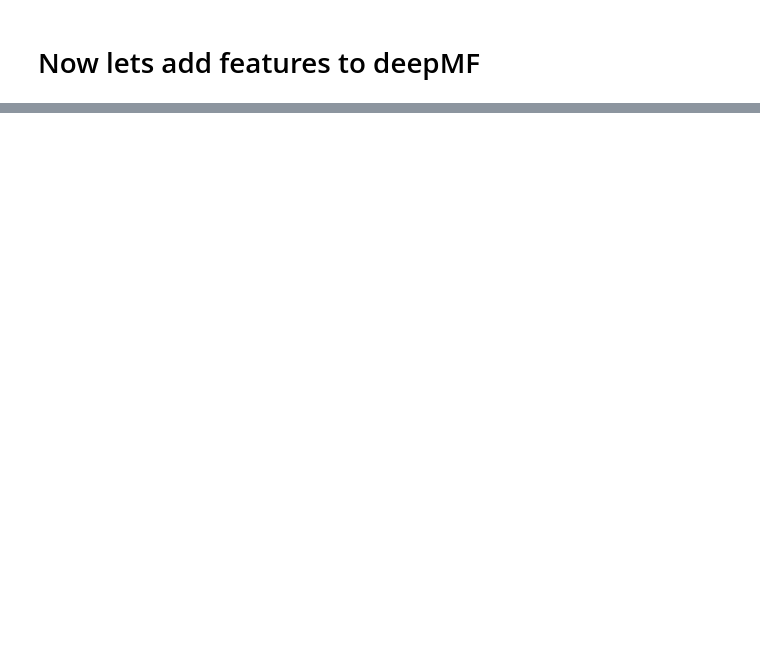
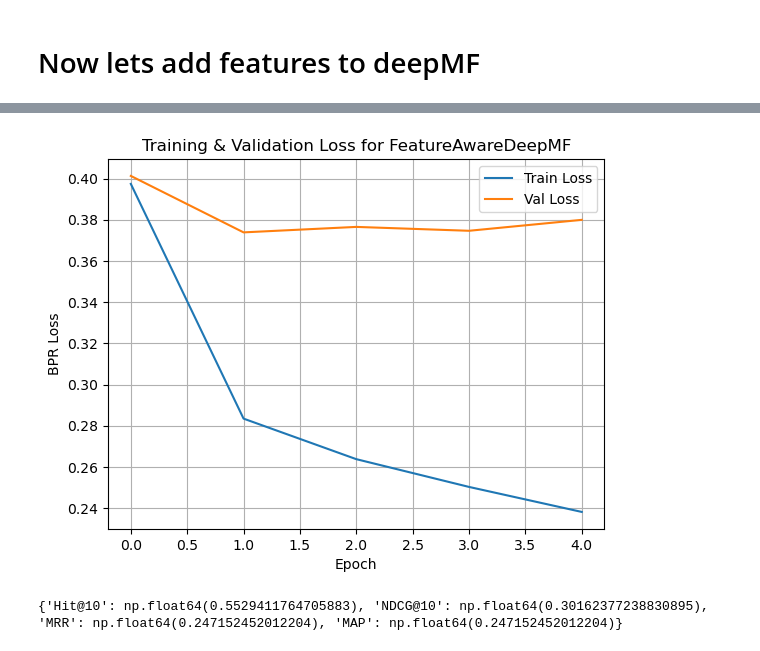
Before and after one commit to akhil-arun/recommender-system, a Jupyter notebook: experiments/matrix factorization.ipynb, the cells around one changed output, grey strips where cells are left out. Saved outputs shown, nothing was run; the diff lists cells and outputs as text; code cells hidden in the pictures; blank space fills up the shorter version.

```diff
--- a/experiments/matrix factorization.ipynb
+++ b/experiments/matrix factorization.ipynb
@@ -457,33 +420,9 @@ for _, row in users.iterrows():
-# %%
-import numpy as np
-import pandas as pd
-
-# Genre vocab
-all_genres = set()
-for g in movies["Genres"]:
-    all_genres.update(g.split("|"))
-genre_vocab = {g: i for i, g in enumerate(sorted(all_genres))}
-
-# Normalize year
-movies[["Title", "Year"]] = movies["Title"].str.extract(r'^(.*) \((\d{4})\)$')
-movies = movies.dropna(subset=["Year"])
-movies["Year"] = movies["Year"].astype("int")
-min_year, max_year = movies["Year"].min(), movies["Year"].max()
-
-# Build movie feature dicts
-movie_genre_vec = {}
-movie_year = {}
-
-for _, row in movies.iterrows():
-    mid = row["MovieID"]
-    genre_ids = [genre_vocab[g] for g in row["Genres"].split("|")]
-    vec = np.zeros(len(genre_vocab), dtype="float32")
-    vec[genre_ids] = 1.0
-    movie_genre_vec[mid] = vec
-    movie_year[mid] = (row["Year"] - min_year) / (max_year - min_year)
+# %%
+user_feat, gender_vocab, occ_vocab = build_user_table(users)
+movie_genre_vec, movie_year, genre_vocab = build_movie_table(movies)
 # %%
-train_ds = FeatureAwareDeepMFDataset(train_examples, user_feat, movie_genre_vec, movie_year)
-val_ds   = FeatureAwareDeepMFDataset(val_examples,   user_feat, movie_genre_vec, movie_year)
+train_ds = FeatureAwareDeepMFDataset(train_exs, user_feat, movie_genre_vec, movie_year)
+val_ds   = FeatureAwareDeepMFDataset(val_exs,   user_feat, movie_genre_vec, movie_year)
 
 train_loader = DataLoader(train_ds, batch_size=512, shuffle=True, drop_last=True)
 val_loader   = DataLoader(val_ds,   batch_size=512, shuffle=False, drop_last=False)
@@ -507,0 +492,24 @@ val_loader   = DataLoader(val_ds,   batch_size=512, shuffle=False, drop_last=Fal
+# %%
+plt.plot(train_losses, label="Train Loss")
+plt.plot(val_losses, label="Val Loss")
+plt.xlabel("Epoch")
+plt.ylabel("BPR Loss")
+plt.title("Training & Validation Loss for FeatureAwareDeepMF")
+plt.legend()
+plt.grid(True)
+plt.show()
+# %% [output]
+[figure, added]
+# %%
+metrics = evaluate_featureaware_model(
+    model,
+    user_splits,
+    set(movies["MovieID"]),
+    user_feat,
+    movie_genre_vec,
+    movie_year,
+    device=device
+)
+print(metrics)
+# %% [output]
+{'Hit@10': np.float64(0.5529411764705883), 'NDCG@10': np.float64(0.30162377238830895), 'MRR': np.float64(0.247152452012204), 'MAP': np.float64(0.247152452012204)}
```
Also changed, not shown: parts of 20 cells of this notebook, 1 other file.
